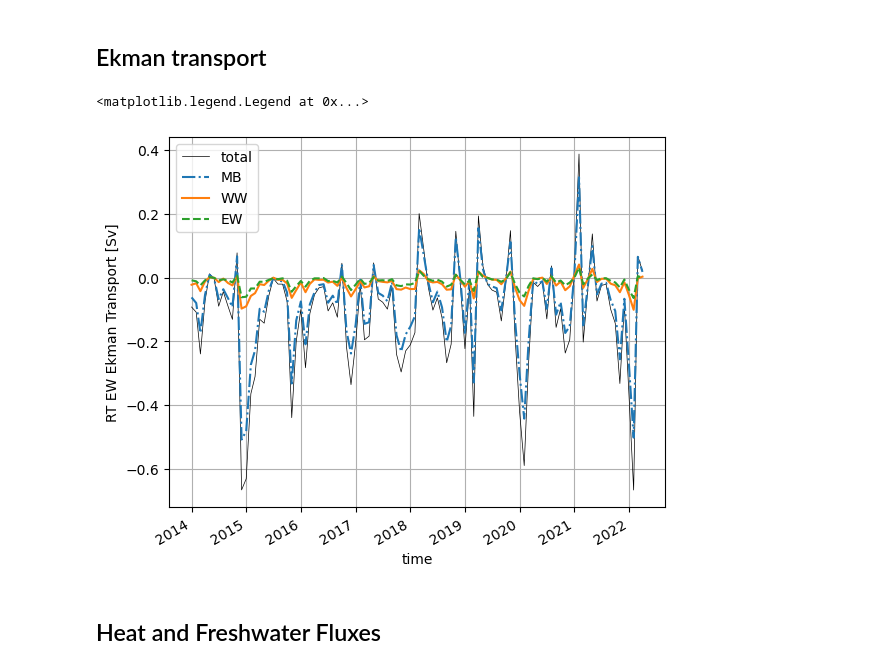
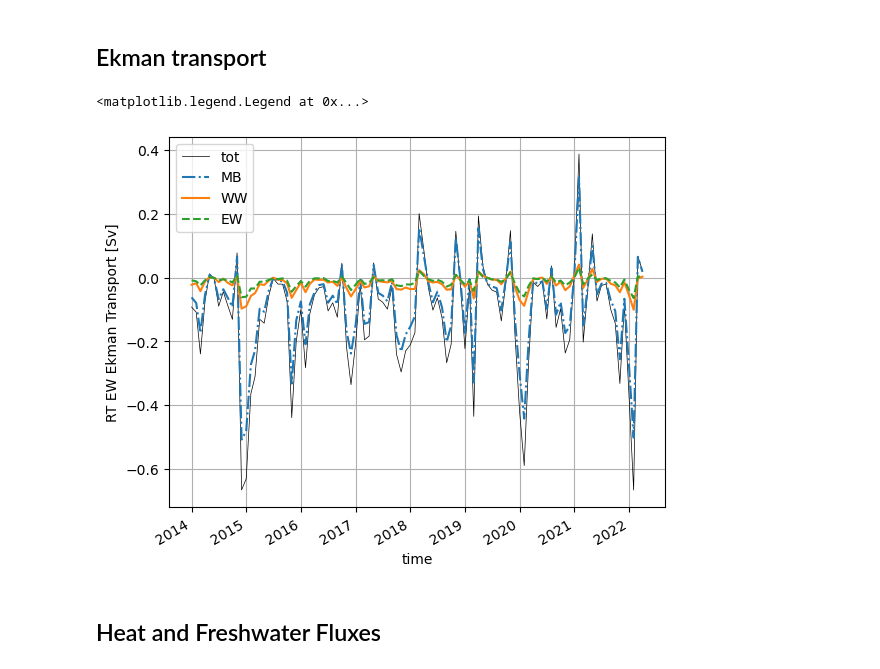
Before and after one commit to ScotMarPhys/Rockall_Trough_Transports, a Jupyter notebook: notebooks/1.0_Rockall_Trough_transports.ipynb, the cells around one changed output. Saved outputs shown, nothing was run; the diff lists cells and outputs as text; code cells hidden in the pictures.

```diff
--- a/notebooks/1.0_Rockall_Trough_transports.ipynb
+++ b/notebooks/1.0_Rockall_Trough_transports.ipynb
@@ -545,12 +509,12 @@ RT_Q_Ek = xr.merge([Q_Ek_WW.rename(Q_Ek_WW.attrs['name']),
 # %%
-(RT_Q_Ek.Q_Ek_WW+RT_Q_Ek.Q_Ek_MB+RT_Q_Ek.Q_Ek_EW).plot(lw=.5,color='k',label='total')
+(RT_Q_Ek.Q_Ek_WW+RT_Q_Ek.Q_Ek_MB+RT_Q_Ek.Q_Ek_EW).plot(lw=.5,color='k',label='tot')
 RT_Q_Ek.Q_Ek_MB.plot.line(ls='-.',label='MB')
 RT_Q_Ek.Q_Ek_WW.plot.line(ls='-',label='WW')
 RT_Q_Ek.Q_Ek_EW.plot.line(ls='--',label='EW')
 plt.grid()
 plt.legend()
 # %% [output]
 <matplotlib.legend.Legend at 0x...>
-[figure, old version]
+[figure, new version]
 # %% [markdown]
 ## Heat and Freshwater Fluxes
```
Also changed, not shown: parts of 50 cells of this notebook.
